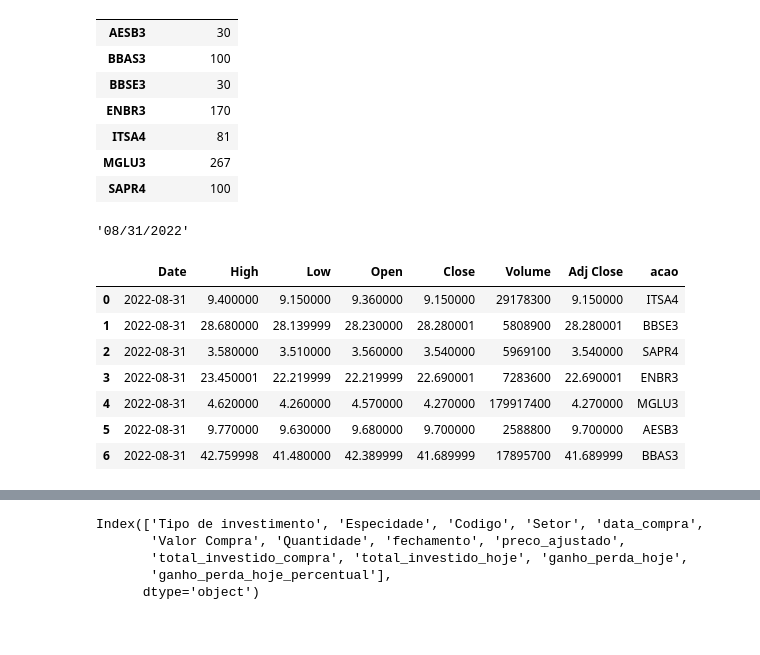
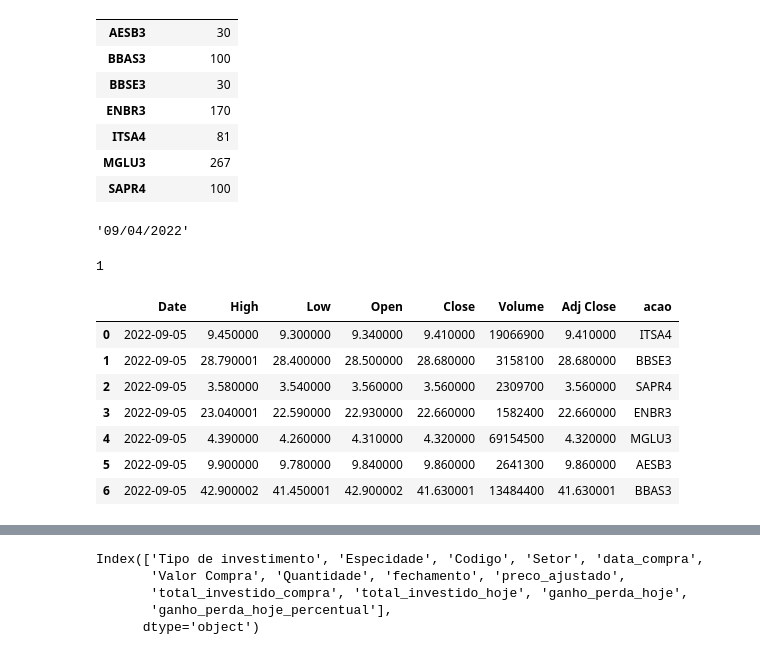
Before and after one commit to NathanSilos/controle_investimentos, a Jupyter notebook: tratamento_acoes.ipynb, the cells around one changed output, grey strips where cells are left out. Saved outputs shown, nothing was run; the diff lists cells and outputs as text; code cells hidden in the pictures.

```diff
--- a/tratamento_acoes.ipynb
+++ b/tratamento_acoes.ipynb
@@ -49,43 +49,55 @@ import datetime as dt
 # Busca as datas a serem usadas na consulta
 hoje = dt.date.today().strftime('%m/%d/%Y')
 
-ontem = dt.date.today() - dt.timedelta(1)
+if dt.date.today().weekday() == 6:
+    n = 2
+else:
+    n = 1
+
+ontem = dt.date.today() - dt.timedelta(n)
 ontem = ontem.strftime('%m/%d/%Y')
 
-hoje
+ontem
 # %% [output]
-'08/31/2022'
+'09/04/2022'
+# %%
+
+
+n
+# %% [output]
+1
 # %%
 cotacao = pd.DataFrame()
 # dividendos = pd.DataFrame()
 
 for acao in acoes:
     temp = web.DataReader(
                     acao + '.SA',
                     data_source='yahoo',
-                    start=hoje,
+                    start=ontem,
                     end=hoje)
     temp['acao'] = acao
     cotacao = cotacao.append(temp)
 
     # Busca os casos de dividendos
     # temp = web.DataReader(
     #                 acao + '.SA',
     #                 data_source='yahoo-dividends',
     #                 start=hoje,
     #                 end=hoje)
     # temp['acao'] = acao
     # dividendos = dividendos.append(temp)
+
 cotacao.reset_index()
 # %% [output]
 |  | Date | High | Low | Open | Close | Volume | Adj Close | acao |
-| 0 | 2022-08-31 | 9.400000 | 9.150000 | 9.360000 | 9.150000 | 29178300 | 9.150000 | ITSA4 |
-| 1 | 2022-08-31 | 28.680000 | 28.139999 | 28.230000 | 28.280001 | 5808900 | 28.280001 | BBSE3 |
-| 2 | 2022-08-31 | 3.580000 | 3.510000 | 3.560000 | 3.540000 | 5969100 | 3.540000 | SAPR4 |
-| 3 | 2022-08-31 | 23.450001 | 22.219999 | 22.219999 | 22.690001 | 7283600 | 22.690001 | ENBR3 |
-| 4 | 2022-08-31 | 4.620000 | 4.260000 | 4.570000 | 4.270000 | 179917400 | 4.270000 | MGLU3 |
-| 5 | 2022-08-31 | 9.770000 | 9.630000 | 9.680000 | 9.700000 | 2588800 | 9.700000 | AESB3 |
-| 6 | 2022-08-31 | 42.759998 | 41.480000 | 42.389999 | 41.689999 | 17895700 | 41.689999 | BBAS3 |
+| 0 | 2022-09-05 | 9.450000 | 9.300000 | 9.340000 | 9.410000 | 19066900 | 9.410000 | ITSA4 |
+| 1 | 2022-09-05 | 28.790001 | 28.400000 | 28.500000 | 28.680000 | 3158100 | 28.680000 | BBSE3 |
+| 2 | 2022-09-05 | 3.580000 | 3.540000 | 3.560000 | 3.560000 | 2309700 | 3.560000 | SAPR4 |
+| 3 | 2022-09-05 | 23.040001 | 22.590000 | 22.930000 | 22.660000 | 1582400 | 22.660000 | ENBR3 |
+| 4 | 2022-09-05 | 4.390000 | 4.260000 | 4.310000 | 4.320000 | 69154500 | 4.320000 | MGLU3 |
+| 5 | 2022-09-05 | 9.900000 | 9.780000 | 9.840000 | 9.860000 | 2641300 | 9.860000 | AESB3 |
+| 6 | 2022-09-05 | 42.900002 | 41.450001 | 42.900002 | 41.630001 | 13484400 | 41.630001 | BBAS3 |
 # %%
 cotacao = cotacao.drop(columns=['High','Low','Open','Volume'])
 # %%
```
Also changed, not shown: parts of 7 cells of this notebook, 6 other files.
